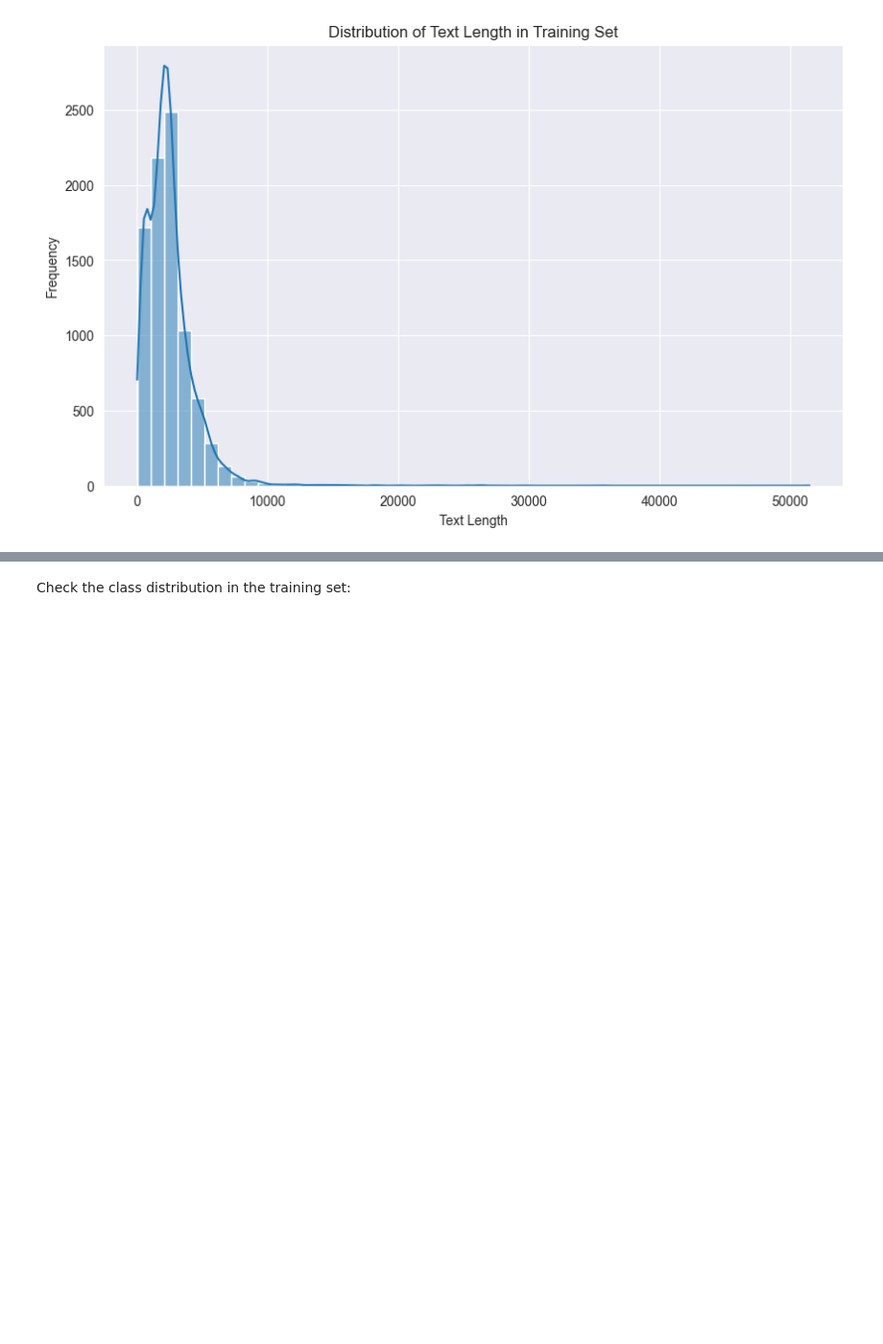
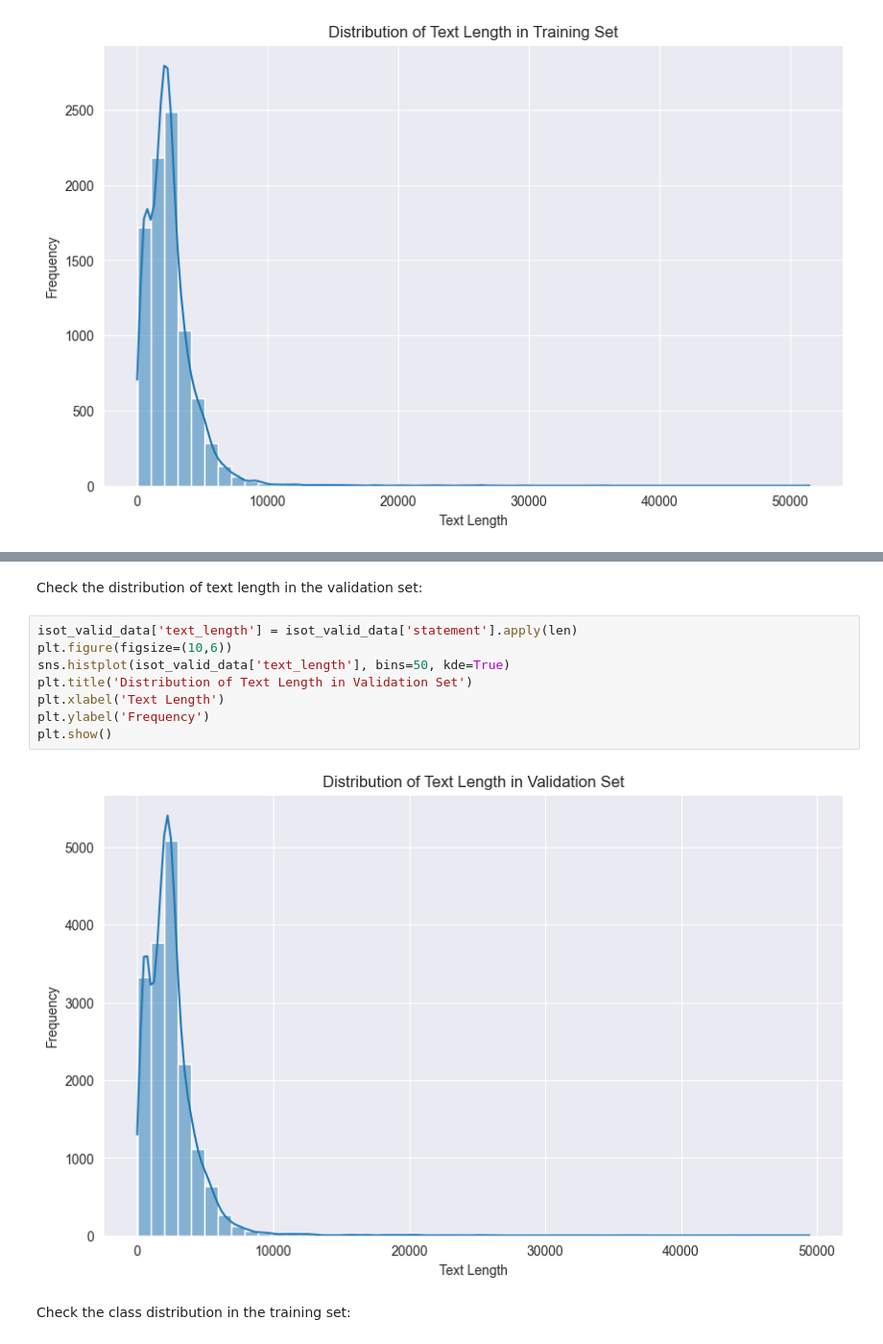
Before and after one commit to dariiing/Fake-News-Detection, a Jupyter notebook: preprocess_isot.ipynb, the cells around one changed output, grey strips where cells are left out. Shown: that part at 96% size. Cells and saved outputs as stored; diff of their text form; blank space fills up the shorter version.

```diff
--- a/preprocess_isot.ipynb
+++ b/preprocess_isot.ipynb
@@ -126,3 +138,15 @@ plt.show()
+# %% [markdown]
+Check the distribution of text length in the validation set:
+# %%
+isot_valid_data['text_length'] = isot_valid_data['statement'].apply(len)
+plt.figure(figsize=(10,6))
+sns.histplot(isot_valid_data['text_length'], bins=50, kde=True)
+plt.title('Distribution of Text Length in Validation Set')
+plt.xlabel('Text Length')
+plt.ylabel('Frequency')
+plt.show()
+# %% [output]
+[figure, added]
 # %% [markdown]
 Check the class distribution in the training set:
 # %%
```
Also changed, not shown: parts of 19 cells of this notebook, 1 other file.
